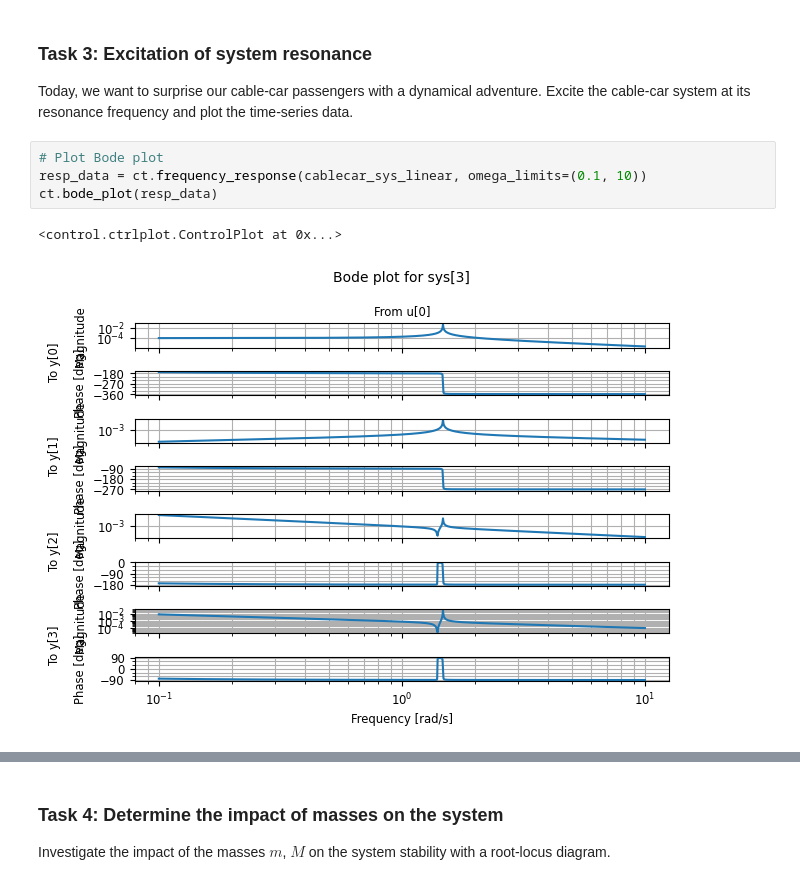
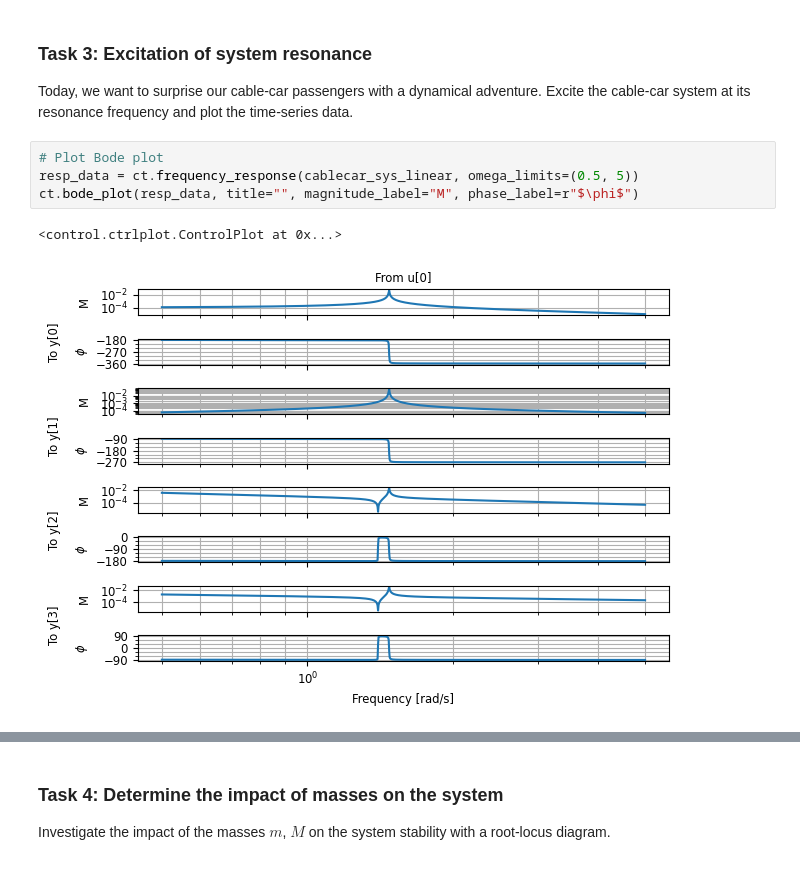
Before and after one commit to BeneJoh/ControlSystems, a Jupyter notebook: sessionA.ipynb, the cells around one changed output, grey strips where cells are left out. Drawn from its saved outputs; the diff is of its cells as text.

```diff
--- a/sessionA.ipynb
+++ b/sessionA.ipynb
@@ -100,11 +103,11 @@ How is the reduced phase portrait of the linear system different from that of th
 Today, we want to surprise our cable-car passengers with a dynamical adventure. Excite the cable-car system at its resonance frequency and plot the time-series data.
 # %%
 # Plot Bode plot
-resp_data = ct.frequency_response(cablecar_sys_linear, omega_limits=(0.1, 10))
-ct.bode_plot(resp_data)
+resp_data = ct.frequency_response(cablecar_sys_linear, omega_limits=(0.5, 5))
+ct.bode_plot(resp_data, title="", magnitude_label="M", phase_label=r"$\phi$")
 # %% [output]
 <control.ctrlplot.ControlPlot at 0x...>
-[figure, old version]
+[figure, new version]
 # %%
 # root locus
 ct.damp(cablecar_sys_linear)
```
Also changed, not shown: parts of 12 cells of this notebook.
